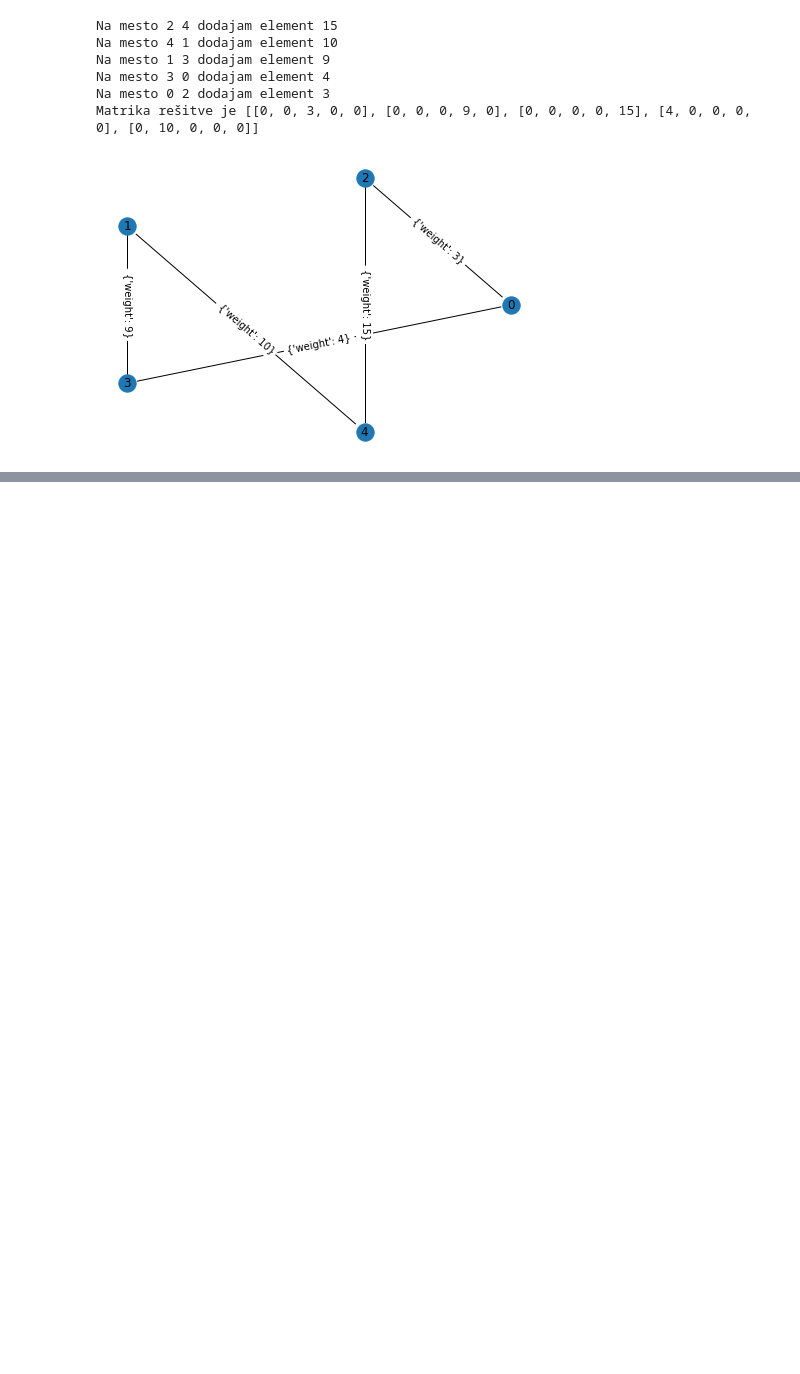
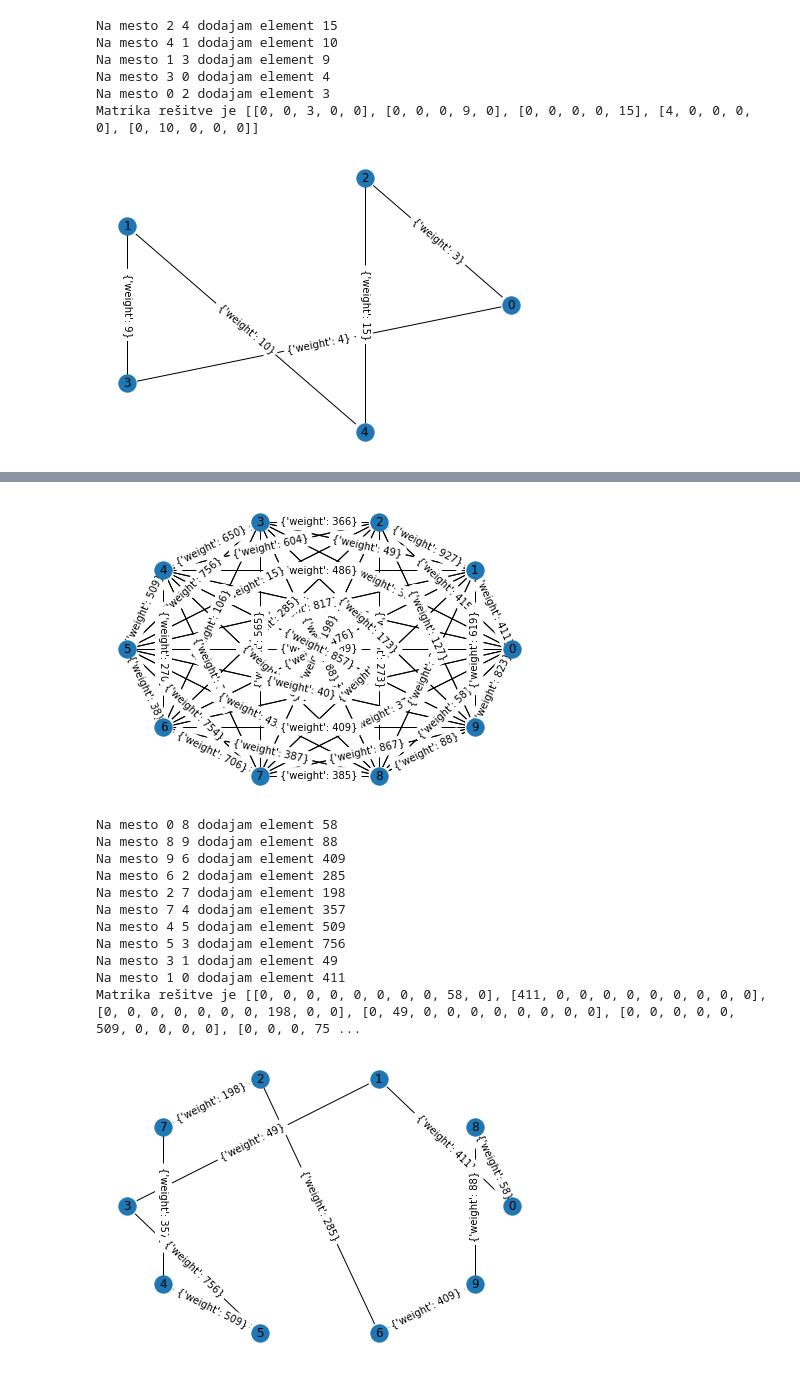
Before and after one commit to ines-silc/Financni-praktikum-projekt, a Jupyter notebook: program.ipynb, the cells around one changed output, grey strips where cells are left out. Drawn from its saved outputs; the diff is of its cells as text; code cells hidden in the pictures; blank space fills up the shorter version.

Commit message:
Dodan še en primer

```diff
--- a/program.ipynb
+++ b/program.ipynb
@@ -82,5 +82,6 @@ Na mesto 0 2 dodajam element 3
 Matrika rešitve je [[0, 0, 3, 0, 0], [0, 0, 0, 9, 0], [0, 0, 0, 0, 15], [4, 0, 0, 0, 0], [0, 10, 0, 0, 0]]
 [figure]
 # %%
-primer2 = tg.matrika2
+primer2 = tg.matrika1
 n1 = 10
+print(primer2)
@@ -87,19 +90,12 @@ n1 = 10
 # %%
 poti_in_cene = []
-for i in range(0, 1):
+for i in range(0, 5):
     prvotna_pot = list(list(itertools.permutations(range(n1)))[i])
     izhodisce = prvotna_pot[0]
     prvotna_pot.append(izhodisce)
     (a, b) = pr.dva_opt(primer2, prvotna_pot)
     poti_in_cene.append((a, b))
 
-#poti_in_cene.sort(key=lambda elem: elem[1])
-#print('Vse poti so', poti_in_cene)
-#print('Najboljša rešitev je', poti_in_cene[0])
-
-#najboljsa_pot = poti_in_cene[0][0]
-
-#rpr2 = pr.pretvori_matriko_v_graf(pr.pretvori_resitev_v_matriko(najboljsa_pot, primer2))
-#nx.draw(rpr2, pos = nx.circular_layout(rpr2), with_labels = True)
-#nx.draw_networkx_edge_labels(rpr2, pos = nx.circular_layout(rpr2), labels = nx.get_edge_attributes(rpr2, 'weight'))
-#mpl.show()
+poti_in_cene.sort(key=lambda elem: elem[1])
+print('Vse poti so', poti_in_cene)
+print('Najboljša rešitev je', poti_in_cene[0])
@@ -105,0 +120,28 @@ for i in range(0, 1):
+# %%
+pr2 = pr.pretvori_matriko_v_graf(primer2)
+nx.draw(pr2, pos = nx.circular_layout(pr2), with_labels = True)
+nx.draw_networkx_edge_labels(pr2, pos = nx.circular_layout(pr2), labels = nx.get_edge_attributes(pr2, 'weight').values())
+mpl.savefig("primer2.png", format="PNG")
+mpl.show()
+
+najboljsa_pot = poti_in_cene[0][0]
+
+rpr2 = pr.pretvori_matriko_v_graf(pr.pretvori_resitev_v_matriko(najboljsa_pot, primer2))
+nx.draw(rpr2, pos = nx.circular_layout(rpr2), with_labels = True)
+nx.draw_networkx_edge_labels(rpr2, pos = nx.circular_layout(rpr2), labels = nx.get_edge_attributes(rpr2, 'weight'))
+mpl.savefig("resitev2.png", format="PNG")
+mpl.show()
+# %% [output]
+[figure, added]
+Na mesto 0 8 dodajam element 58
+Na mesto 8 9 dodajam element 88
+Na mesto 9 6 dodajam element 409
+Na mesto 6 2 dodajam element 285
+Na mesto 2 7 dodajam element 198
+Na mesto 7 4 dodajam element 357
+Na mesto 4 5 dodajam element 509
+Na mesto 5 3 dodajam element 756
+Na mesto 3 1 dodajam element 49
+Na mesto 1 0 dodajam element 411
+Matrika rešitve je [[0, 0, 0, 0, 0, 0, 0, 0, 58, 0], [411, 0, 0, 0, 0, 0, 0, 0, 0, 0], [0, 0, 0, 0, 0, 0, 0, 198, 0, 0], [0, 49, 0, 0, 0, 0, 0, 0, 0, 0], [0, 0, 0, 0, 0, 509, 0, 0, 0, 0], [0, 0, 0, 75 ...
+[figure, added]
```
Also changed, not shown: parts of 2 cells of this notebook, 2 other files.
